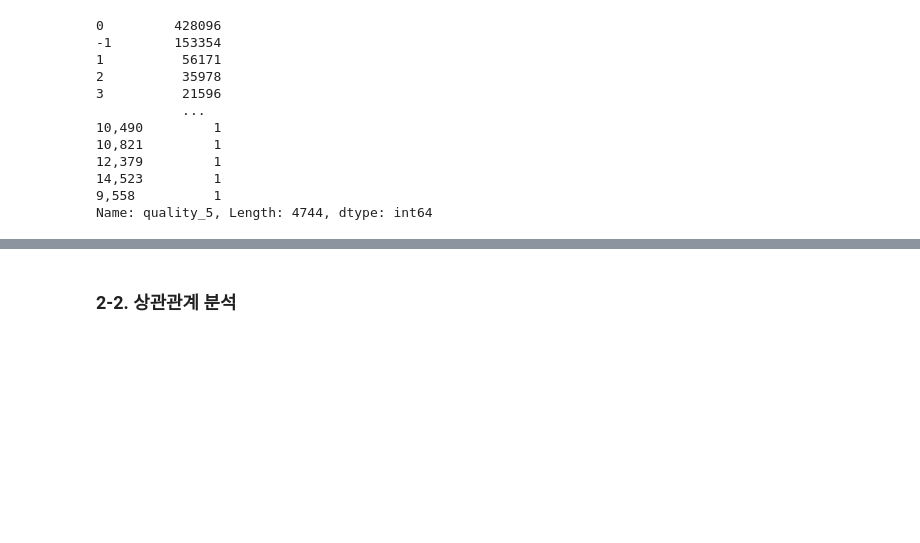
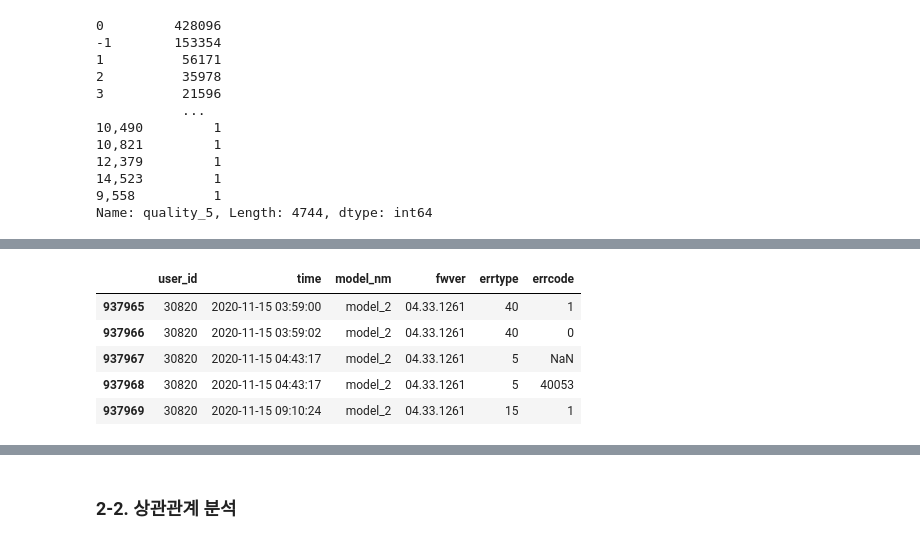
Before and after one commit to LEEHM97/machine-learning-exercises, a Jupyter notebook: 10.DAYCON대회_사용자불편예지/시스템 품질 변화로 인한 사용자 불편 예지.ipynb, the cells around one changed output, grey strips where cells are left out. Cells and saved outputs as stored; diff of their text form; code cells hidden in the pictures; blank space fills up the shorter version.

Commit message:
feat: fill missing values
in train_quality, test_err, test_quality

```diff
--- a/10.DAYCON대회_사용자불편예지/시스템 품질 변화로 인한 사용자 불편 예지.ipynb
+++ b/10.DAYCON대회_사용자불편예지/시스템 품질 변화로 인한 사용자 불편 예지.ipynb
@@ -301,0 +345,10 @@ Name: quality_5, Length: 4744, dtype: int64
+# %%
+# 40053으로 채우기
+test_err.iloc[937965:937970]
+# %% [output]
+|  | user_id | time | model_nm | fwver | errtype | errcode |
+| 937965 | 30820 | 2020-11-15 03:59:00 | model_2 | 04.33.1261 | 40 | 1 |
+| 937966 | 30820 | 2020-11-15 03:59:02 | model_2 | 04.33.1261 | 40 | 0 |
+| 937967 | 30820 | 2020-11-15 04:43:17 | model_2 | 04.33.1261 | 5 | NaN |
+| 937968 | 30820 | 2020-11-15 04:43:17 | model_2 | 04.33.1261 | 5 | 40053 |
+| 937969 | 30820 | 2020-11-15 09:10:24 | model_2 | 04.33.1261 | 15 | 1 |
```
Also changed, not shown: parts of 15 cells of this notebook.
